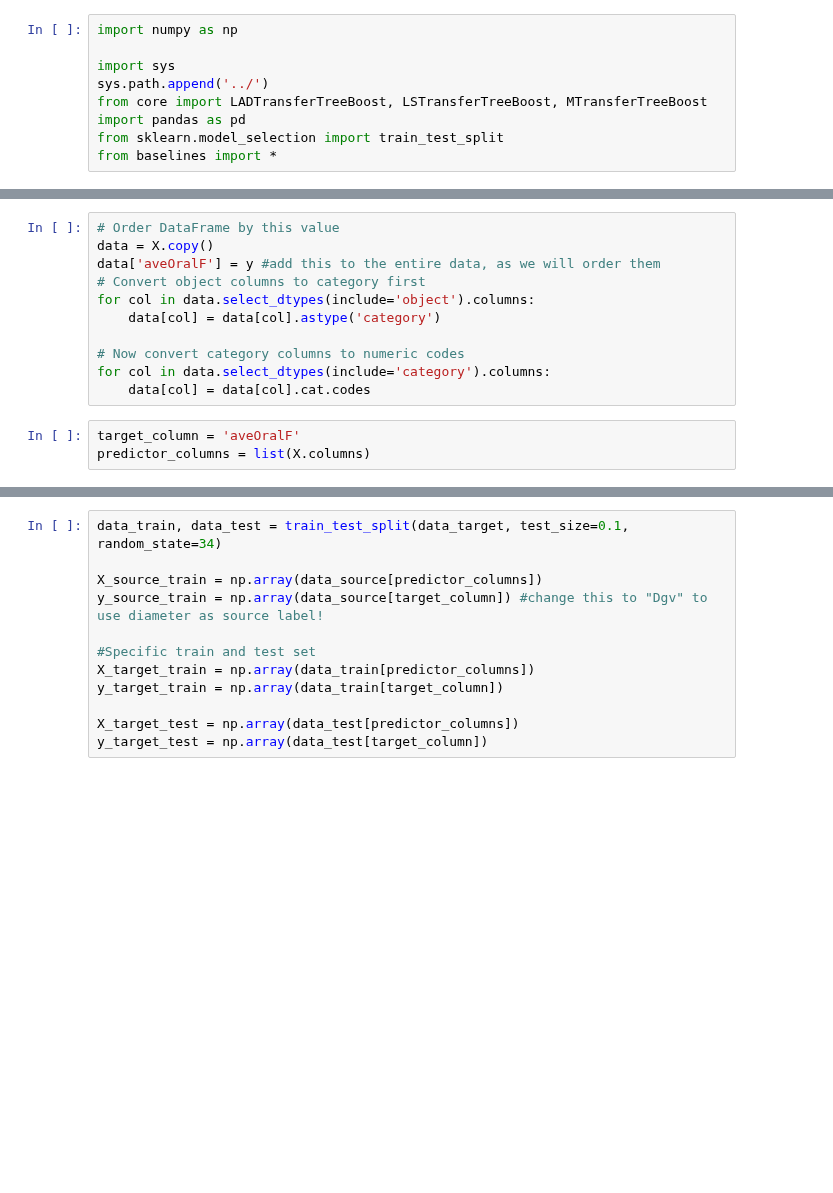
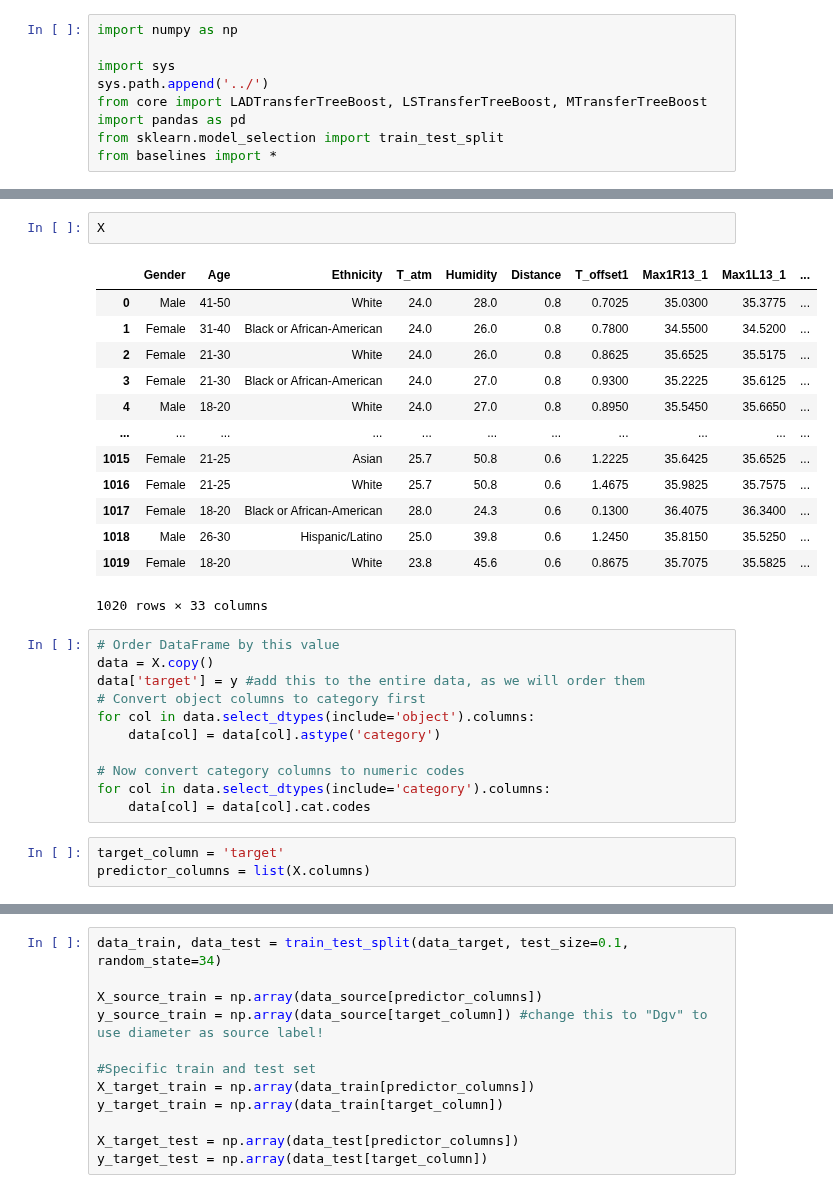
Before and after one commit to DageBjorne/transfertreeboost, a Jupyter notebook: uci.ipynb, the cells around one changed output, grey strips where cells are left out. Cells and saved outputs as stored; diff of their text form; blank space fills up the shorter version.

```diff
--- a/uci.ipynb
+++ b/uci.ipynb
@@ -21,9 +23,25 @@ print(f'Amount of features: {X.shape[1]}, amount of datapoints: {X.shape[0]}')
 # %% [output]
 Amount of features: 33, amount of datapoints: 1020
+# %%
+X
+# %% [output]
+|  | Gender | Age | Ethnicity | T_atm | Humidity | Distance | T_offset1 | Max1R13_1 | Max1L13_1 | ... |
+| 0 | Male | 41-50 | White | 24.0 | 28.0 | 0.8 | 0.7025 | 35.0300 | 35.3775 | ... |
+| 1 | Female | 31-40 | Black or African-American | 24.0 | 26.0 | 0.8 | 0.7800 | 34.5500 | 34.5200 | ... |
+| 2 | Female | 21-30 | White | 24.0 | 26.0 | 0.8 | 0.8625 | 35.6525 | 35.5175 | ... |
+| 3 | Female | 21-30 | Black or African-American | 24.0 | 27.0 | 0.8 | 0.9300 | 35.2225 | 35.6125 | ... |
+| 4 | Male | 18-20 | White | 24.0 | 27.0 | 0.8 | 0.8950 | 35.5450 | 35.6650 | ... |
+| ... | ... | ... | ... | ... | ... | ... | ... | ... | ... | ... |
+| 1015 | Female | 21-25 | Asian | 25.7 | 50.8 | 0.6 | 1.2225 | 35.6425 | 35.6525 | ... |
+| 1016 | Female | 21-25 | White | 25.7 | 50.8 | 0.6 | 1.4675 | 35.9825 | 35.7575 | ... |
+| 1017 | Female | 18-20 | Black or African-American | 28.0 | 24.3 | 0.6 | 0.1300 | 36.4075 | 36.3400 | ... |
+| 1018 | Male | 26-30 | Hispanic/Latino | 25.0 | 39.8 | 0.6 | 1.2450 | 35.8150 | 35.5250 | ... |
+| 1019 | Female | 18-20 | White | 23.8 | 45.6 | 0.6 | 0.8675 | 35.7075 | 35.5825 | ... |
+1020 rows × 33 columns
 # %%
 # Order DataFrame by this value
 data = X.copy()
-data['aveOralF'] = y #add this to the entire data, as we will order them
+data['target'] = y #add this to the entire data, as we will order them
 # Convert object columns to category first
 for col in data.select_dtypes(include='object').columns:
     data[col] = data[col].astype('category')
@@ -32,7 +50,7 @@ for col in data.select_dtypes(include='object').columns:
 for col in data.select_dtypes(include='category').columns:
     data[col] = data[col].cat.codes
 # %%
-target_column = 'aveOralF'
+target_column = 'target'
 predictor_columns = list(X.columns)
 # %%
 #Identify each correlation with target variable
```
Also changed, not shown: parts of 4 cells of this notebook.
